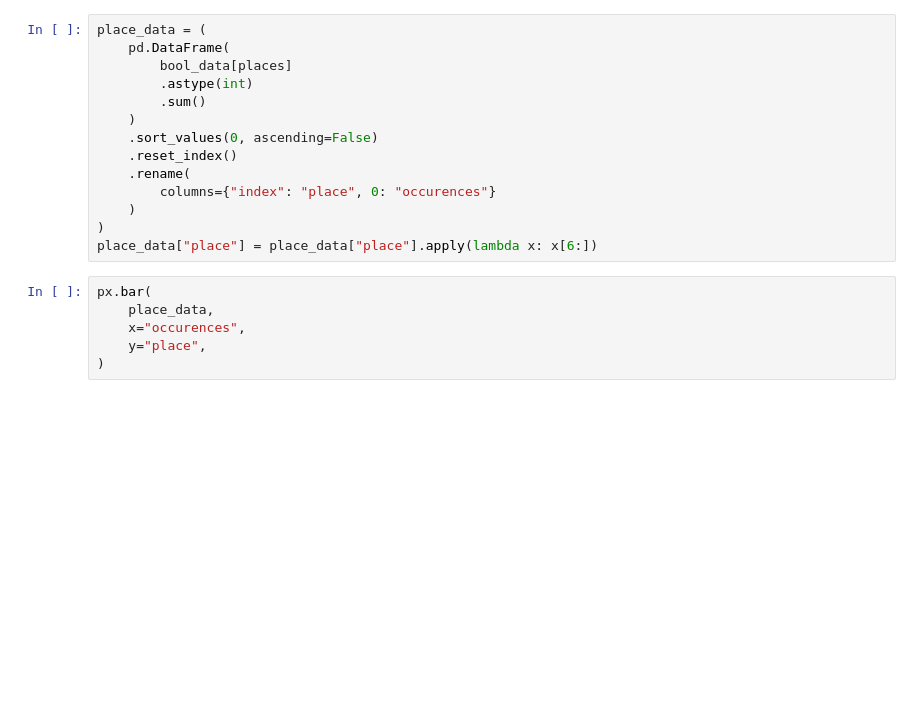
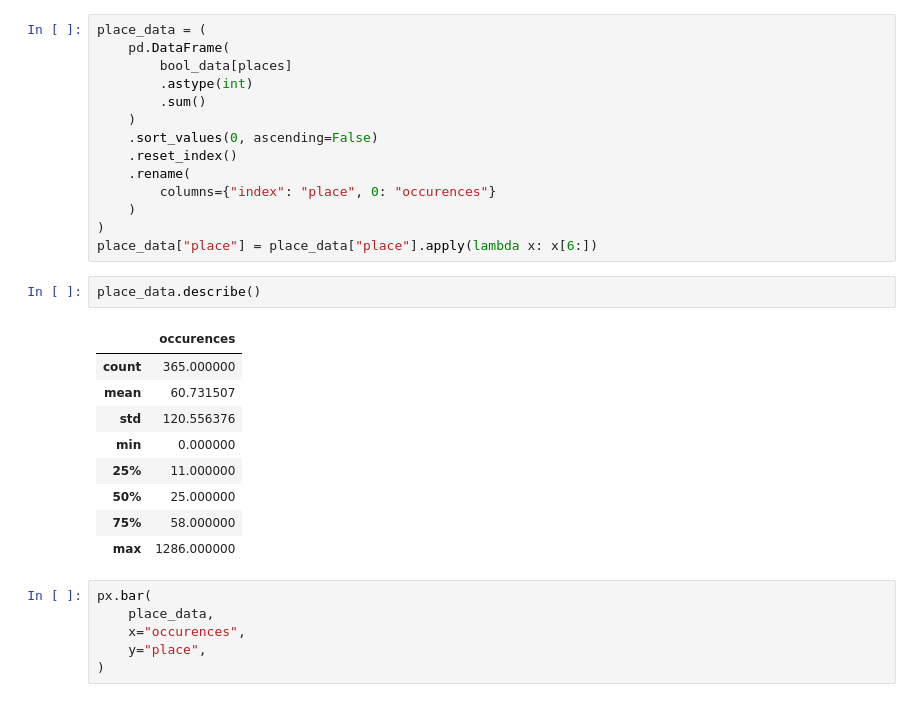
Before and after one commit to obrookes/privacy_decisions, a Jupyter notebook: augmented_feature_summary_stats.ipynb, the cells around one changed output. Drawn from its saved outputs; the diff is of its cells as text; blank space fills up the shorter version.

Commit message:
Add another way of counting places

```diff
--- a/augmented_feature_summary_stats.ipynb
+++ b/augmented_feature_summary_stats.ipynb
@@ -60,6 +66,18 @@ place_data = (
     )
 )
 place_data["place"] = place_data["place"].apply(lambda x: x[6:])
+# %%
+place_data.describe()
+# %% [output]
+|  | occurences |
+| count | 365.000000 |
+| mean | 60.731507 |
+| std | 120.556376 |
+| min | 0.000000 |
+| 25% | 11.000000 |
+| 50% | 25.000000 |
+| 75% | 58.000000 |
+| max | 1286.000000 |
 # %%
 px.bar(
     place_data,
```
Also changed, not shown: parts of 10 cells of this notebook.
